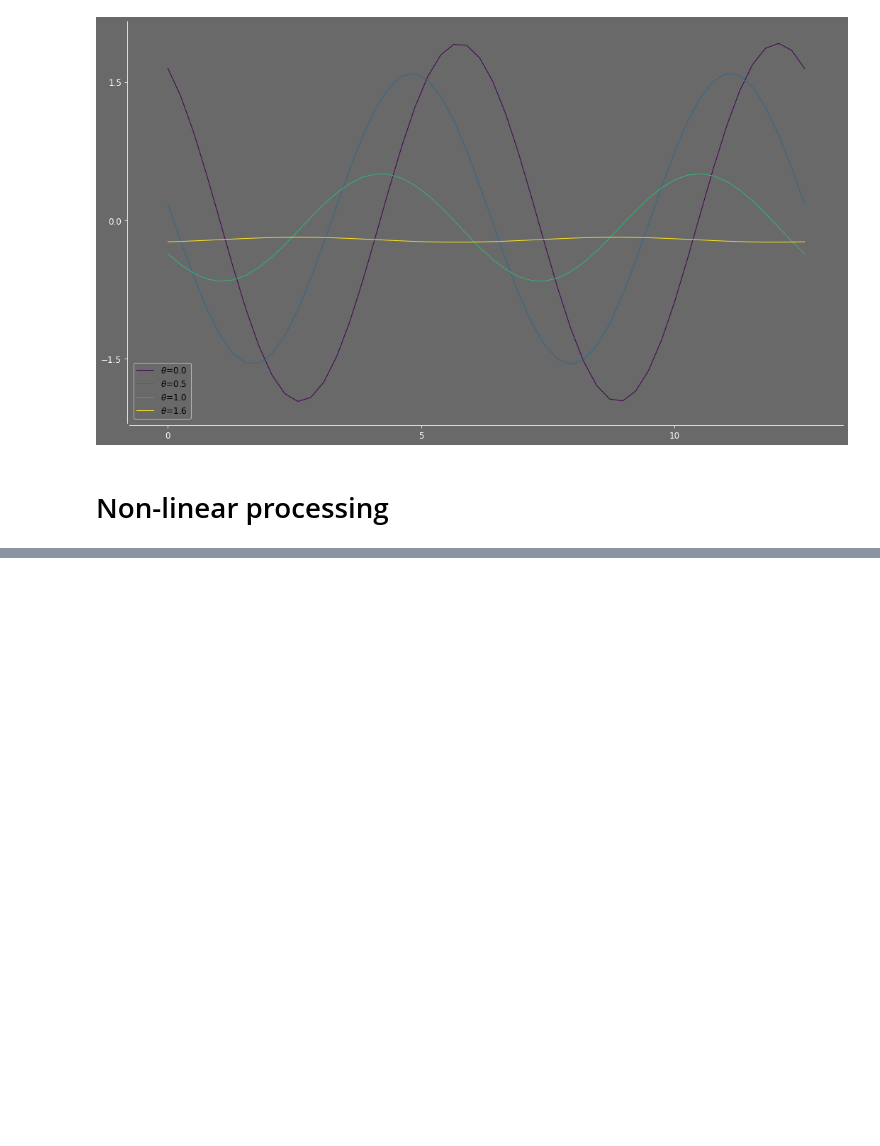
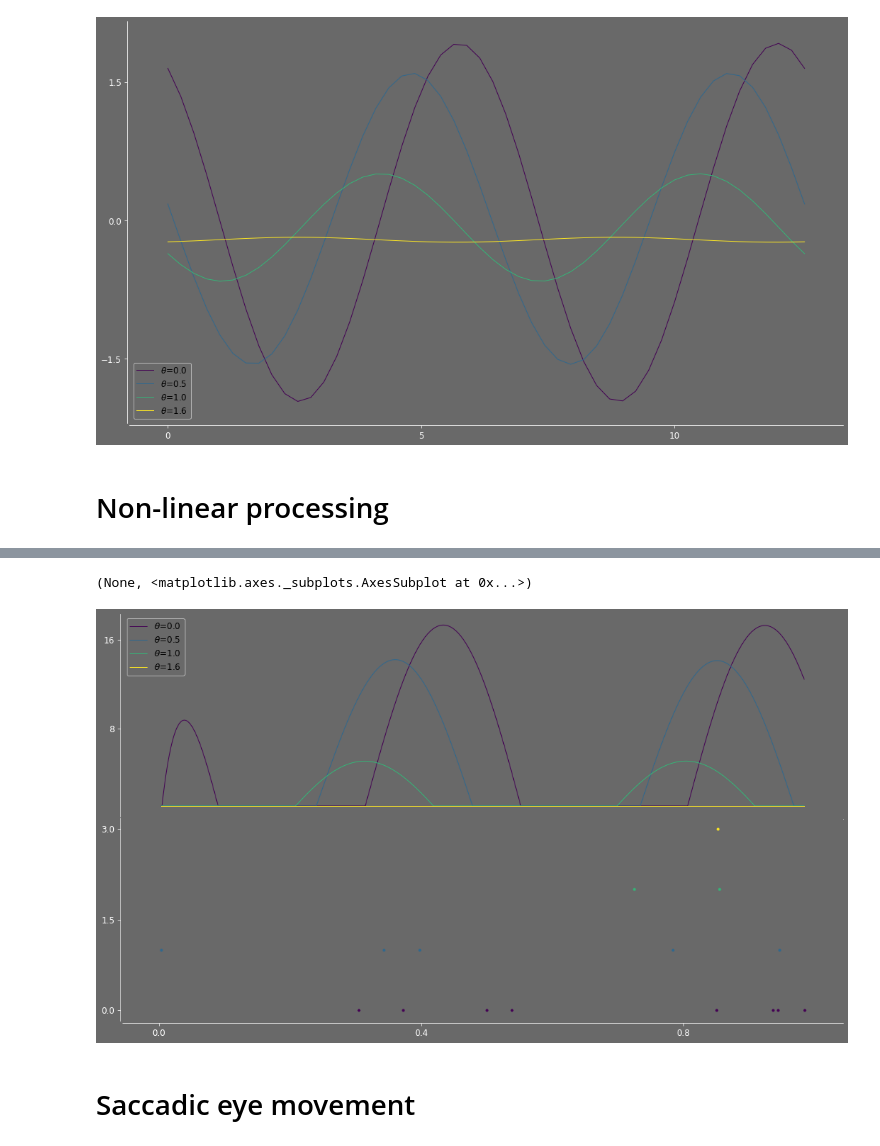
Before and after one commit to yzerlaut/neural_network_dynamics, a Jupyter notebook: vision/model.ipynb, the cells around one changed output, grey strips where cells are left out. Drawn from its saved outputs; the diff is of its cells as text; code cells hidden in the pictures; blank space fills up the shorter version.

```diff
--- a/vision/model.ipynb
+++ b/vision/model.ipynb
@@ -316,0 +331,17 @@ ge.twoD_plot(x.flatten(), y.flatten(), z.flatten()+0.5, vmin=0, vmax=1, colormap
+# %%
+RDM = np.random.uniform(0,1,size=(N, len(t)))
+SPIKES = [[] for i in range(N)]
+
+for (n, it) in np.argwhere(RDM<np.array(FR)*dt):
+    SPIKES[n].append(t[it])
+# %%
+fig, AX = ge.figure(axes=(2,1), figsize=(1.,.5))
+ge.plot(t, Y=FR,
+        LABELS=['$\\theta$=%.1f'%t for t in CELLS['theta']], legend_args={}, ax=AX[0])
+ge.scatter(X=[SPIKES[i] for i in range(N)],
+           Y=[i*np.ones(len(SPIKES[i])) for i in range(N)], ax=AX[1])
+# %% [output]
+(None, <matplotlib.axes._subplots.AxesSubplot at 0x...>)
+[figure, added]
+# %% [markdown]
+# Saccadic eye movement
```
Also changed, not shown: parts of 8 cells of this notebook.
